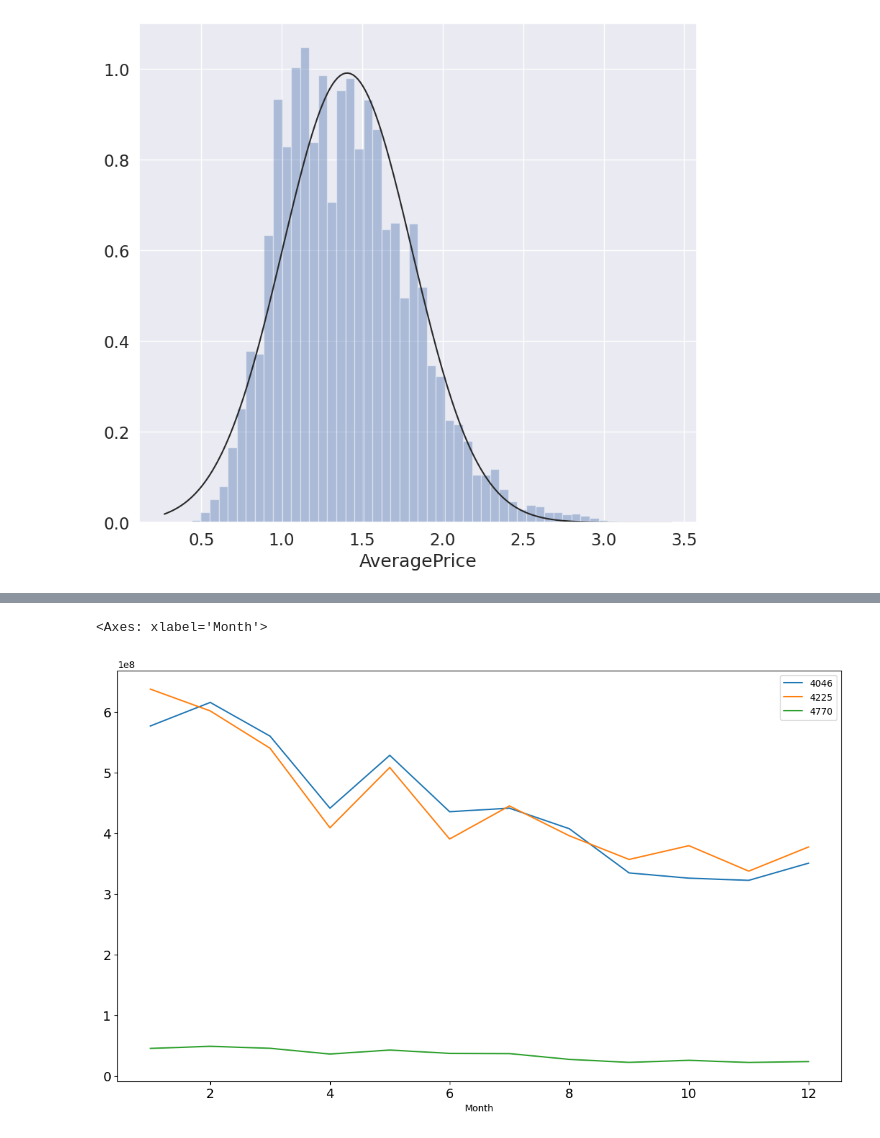
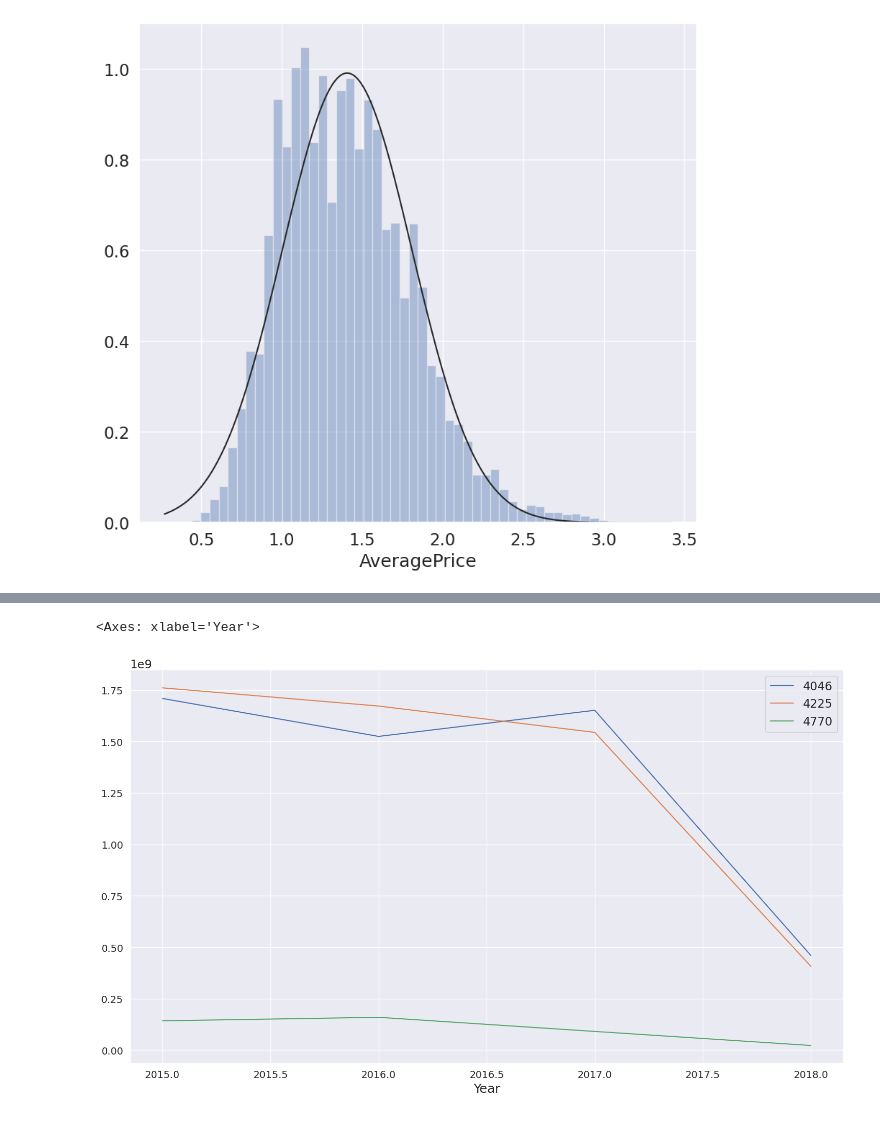
Before and after one commit to unabletoproceed/Tugas-Besar-Pemrograman-Python, a Jupyter notebook: ceritanya_alpukat.ipynb, the cells around one changed output, grey strips where cells are left out. Drawn from its saved outputs; the diff is of its cells as text; code cells hidden in the pictures.

```diff
--- a/ceritanya_alpukat.ipynb
+++ b/ceritanya_alpukat.ipynb
@@ -54,0 +67,4 @@ df = pd.read_csv(url)
+# %%
+# Proses Import Lokal (2)
+from google.colab import files
+filenya = files.upload()
@@ -54,0 +74,5 @@ df = pd.read_csv(url)
+# %%
+filenya
+import io
+df = pd.read_csv(io.StringIO(filenya['avocadoPrice.csv'].decode('utf-8')))
+print(df)
@@ -159,0 +280,4 @@ df.duplicated().sum()
+# %%
+# Menghapus kolom year
+df.drop('year', axis=1, inplace=True)
+df.dtypes
@@ -338,6 +488,6 @@ dtype: object
 # %%
-variant = df[['4046', '4225', '4770']].groupby(df.Month).sum()
-variant.plot(kind='line', fontsize = 14, figsize=(14,8))
+variant = df[['4046', '4225', '4770']].groupby(df.Year).sum()
+variant.plot(kind='line', fontsize = 14, figsize=(18, 10))
 # %% [output]
-<Axes: xlabel='Month'>
+<Axes: xlabel='Year'>
-[figure, old version]
+[figure, new version]
```
Also changed, not shown: parts of 70 cells of this notebook.
